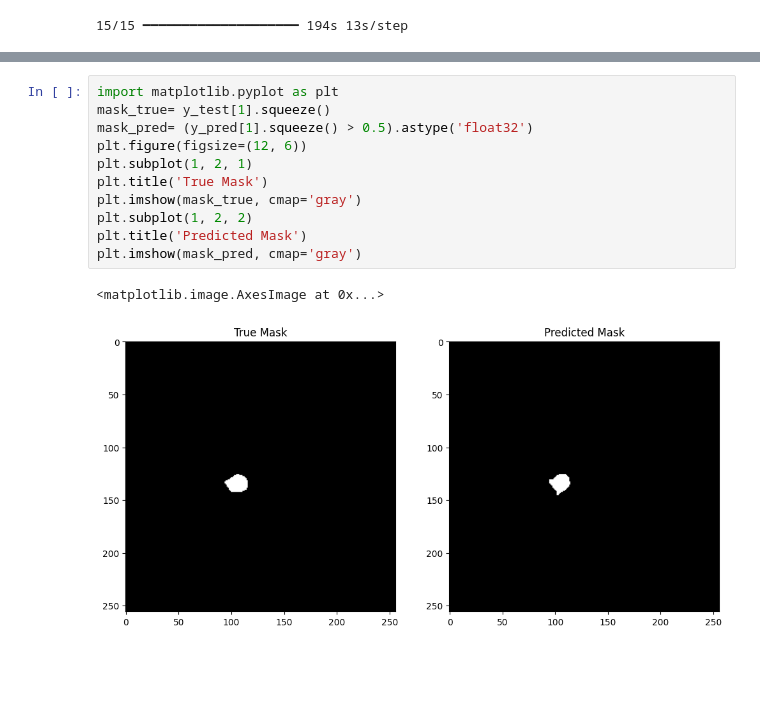
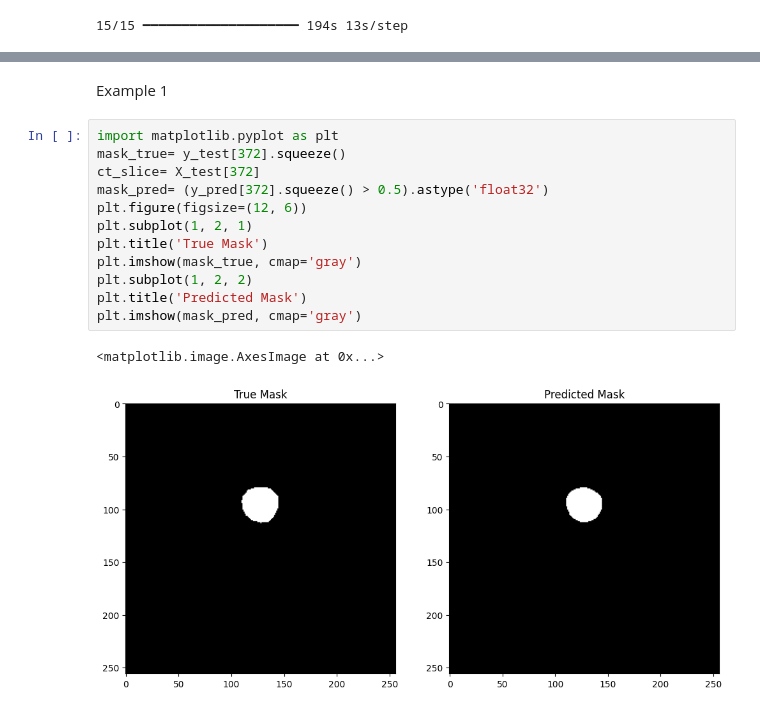
Before and after one commit to patrikpusztai10/BrainTumorSegmentation, a Jupyter notebook: TumorSegmentationWithMedicAI.ipynb, the cells around one changed output, grey strips where cells are left out. Cells and saved outputs as stored; diff of their text form; blank space fills up the shorter version.

```diff
--- a/TumorSegmentationWithMedicAI.ipynb
+++ b/TumorSegmentationWithMedicAI.ipynb
@@ -73,14 +84,17 @@ y_pred=loaded_model.predict(X_test)
+# %% [markdown]
+Example 1
 # %%
 import matplotlib.pyplot as plt
-mask_true= y_test[1].squeeze()
-mask_pred= (y_pred[1].squeeze() > 0.5).astype('float32')
+mask_true= y_test[372].squeeze()
+ct_slice= X_test[372]
+mask_pred= (y_pred[372].squeeze() > 0.5).astype('float32')
 plt.figure(figsize=(12, 6))
 plt.subplot(1, 2, 1)
 plt.title('True Mask')
 plt.imshow(mask_true, cmap='gray')
 plt.subplot(1, 2, 2)
 plt.title('Predicted Mask')
 plt.imshow(mask_pred, cmap='gray')
 # %% [output]
 <matplotlib.image.AxesImage at 0x...>
-[figure, old version]
+[figure, new version]
```
Also changed, not shown: parts of 13 cells of this notebook, 1 other file.
